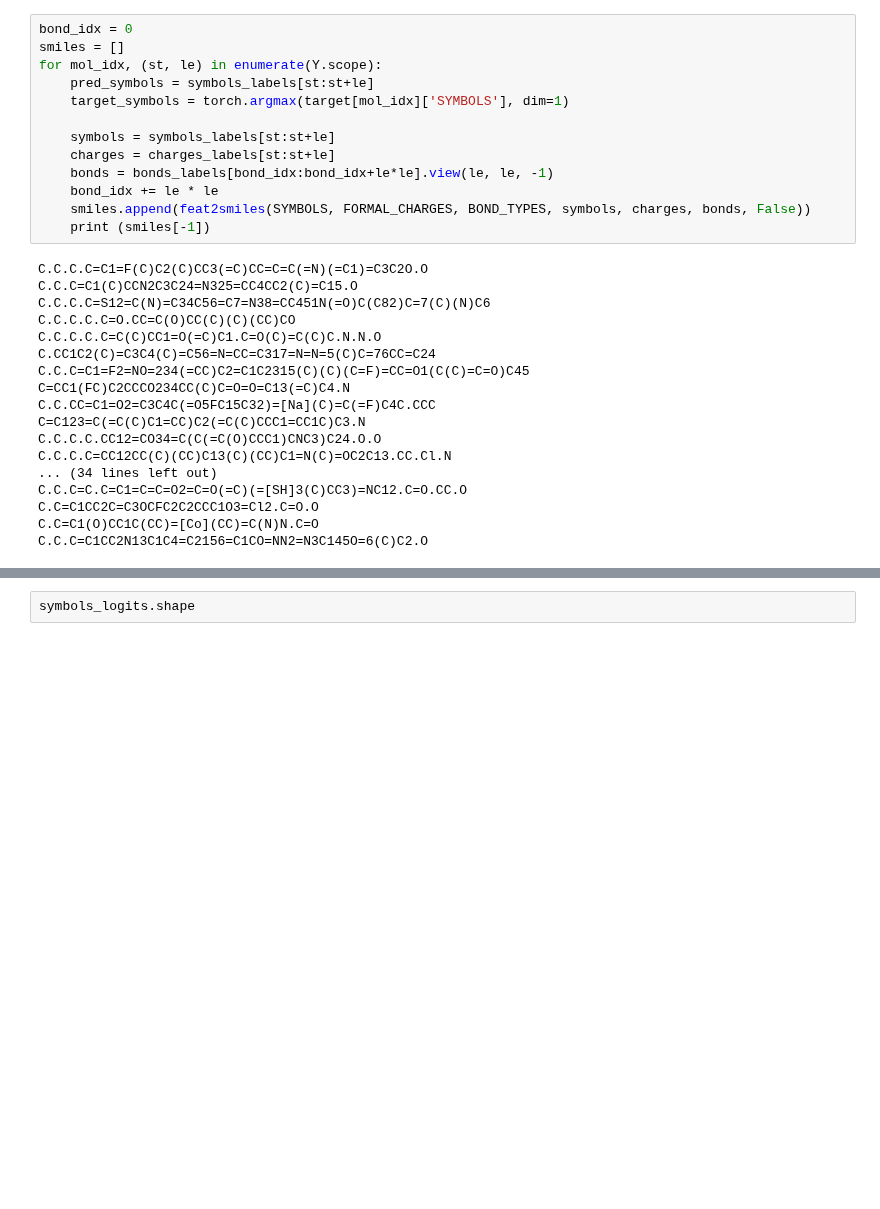
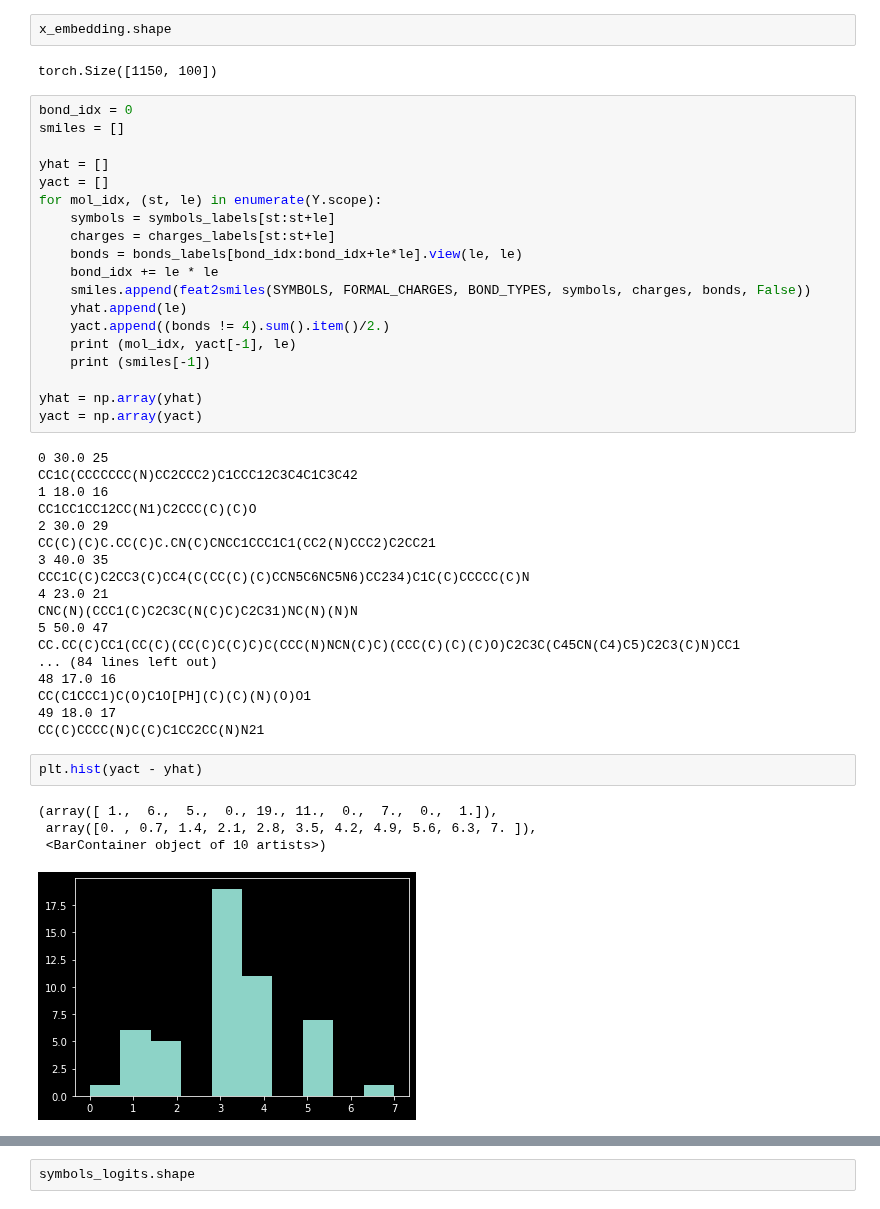
Before and after one commit to octavdragoi/tum-thesis, a Jupyter notebook: ntbk/evaluate.ipynb, the cells around one changed output, grey strips where cells are left out. Saved outputs shown, nothing was run; the diff lists cells and outputs as text; blank space fills up the shorter version.

```diff
--- a/ntbk/evaluate.ipynb
+++ b/ntbk/evaluate.ipynb
@@ -165,32 +220,49 @@ vars(args)
+# %%
+x_embedding.shape
+# %% [output]
+torch.Size([1150, 100])
 # %%
 bond_idx = 0
 smiles = []
+
+yhat = []
+yact = []
 for mol_idx, (st, le) in enumerate(Y.scope):
-    pred_symbols = symbols_labels[st:st+le]
-    target_symbols = torch.argmax(target[mol_idx]['SYMBOLS'], dim=1)
-
     symbols = symbols_labels[st:st+le]
     charges = charges_labels[st:st+le]
-    bonds = bonds_labels[bond_idx:bond_idx+le*le].view(le, le, -1)
+    bonds = bonds_labels[bond_idx:bond_idx+le*le].view(le, le)
     bond_idx += le * le
     smiles.append(feat2smiles(SYMBOLS, FORMAL_CHARGES, BOND_TYPES, symbols, charges, bonds, False))
+    yhat.append(le)
+    yact.append((bonds != 4).sum().item()/2.)
+    print (mol_idx, yact[-1], le)
     print (smiles[-1])
+
+yhat = np.array(yhat)
+yact = np.array(yact)
 # %% [output]
-C.C.C.C=C1=F(C)C2(C)CC3(=C)CC=C=C(=N)(=C1)=C3C2O.O
-C.C.C=C1(C)CCN2C3C24=N325=CC4CC2(C)=C15.O
-C.C.C.C=S12=C(N)=C34C56=C7=N38=CC451N(=O)C(C82)C=7(C)(N)C6
-C.C.C.C.C=O.CC=C(O)CC(C)(C)(CC)CO
-C.C.C.C.C=C(C)CC1=O(=C)C1.C=O(C)=C(C)C.N.N.O
-C.CC1C2(C)=C3C4(C)=C56=N=CC=C317=N=N=5(C)C=76CC=C24
-C.C.C=C1=F2=NO=234(=CC)C2=C1C2315(C)(C)(C=F)=CC=O1(C(C)=C=O)C45
-C=CC1(FC)C2CCCO234CC(C)C=O=O=C13(=C)C4.N
-C.C.CC=C1=O2=C3C4C(=O5FC15C32)=[Na](C)=C(=F)C4C.CCC
-C=C123=C(=C(C)C1=CC)C2(=C(C)CCC1=CC1C)C3.N
-C.C.C.C.CC12=CO34=C(C(=C(O)CCC1)CNC3)C24.O.O
-C.C.C.C=CC12CC(C)(CC)C13(C)(CC)C1=N(C)=OC2C13.CC.Cl.N
-... (34 lines left out)
-C.C.C=C.C=C1=C=C=O2=C=O(=C)(=[SH]3(C)CC3)=NC12.C=O.CC.O
-C.C=C1CC2C=C3OCFC2C2CCC1O3=Cl2.C=O.O
-C.C=C1(O)CC1C(CC)=[Co](CC)=C(N)N.C=O
-C.C.C=C1CC2N13C1C4=C2156=C1CO=NN2=N3C145O=6(C)C2.O
+0 30.0 25
+CC1C(CCCCCCC(N)CC2CCC2)C1CCC12C3C4C1C3C42
+1 18.0 16
+CC1CC1CC12CC(N1)C2CCC(C)(C)O
+2 30.0 29
+CC(C)(C)C.CC(C)C.CN(C)CNCC1CCC1C1(CC2(N)CCC2)C2CC21
+3 40.0 35
+CCC1C(C)C2CC3(C)CC4(C(CC(C)(C)CCN5C6NC5N6)CC234)C1C(C)CCCCC(C)N
+4 23.0 21
+CNC(N)(CCC1(C)C2C3C(N(C)C)C2C31)NC(N)(N)N
+5 50.0 47
+CC.CC(C)CC1(CC(C)(CC(C)C(C)C)C(CCC(N)NCN(C)C)(CCC(C)(C)(C)O)C2C3C(C45CN(C4)C5)C2C3(C)N)CC1
+... (84 lines left out)
+48 17.0 16
+CC(C1CCC1)C(O)C1O[PH](C)(C)(N)(O)O1
+49 18.0 17
+CC(C)CCCC(N)C(C)C1CC2CC(N)N21
+# %%
+plt.hist(yact - yhat)
+# %% [output]
+(array([ 1.,  6.,  5.,  0., 19., 11.,  0.,  7.,  0.,  1.]),
+ array([0. , 0.7, 1.4, 2.1, 2.8, 3.5, 4.2, 4.9, 5.6, 6.3, 7. ]),
+ <BarContainer object of 10 artists>)
+[figure, added]
 # %%
```
Also changed, not shown: parts of 39 cells of this notebook, 12 other files.
